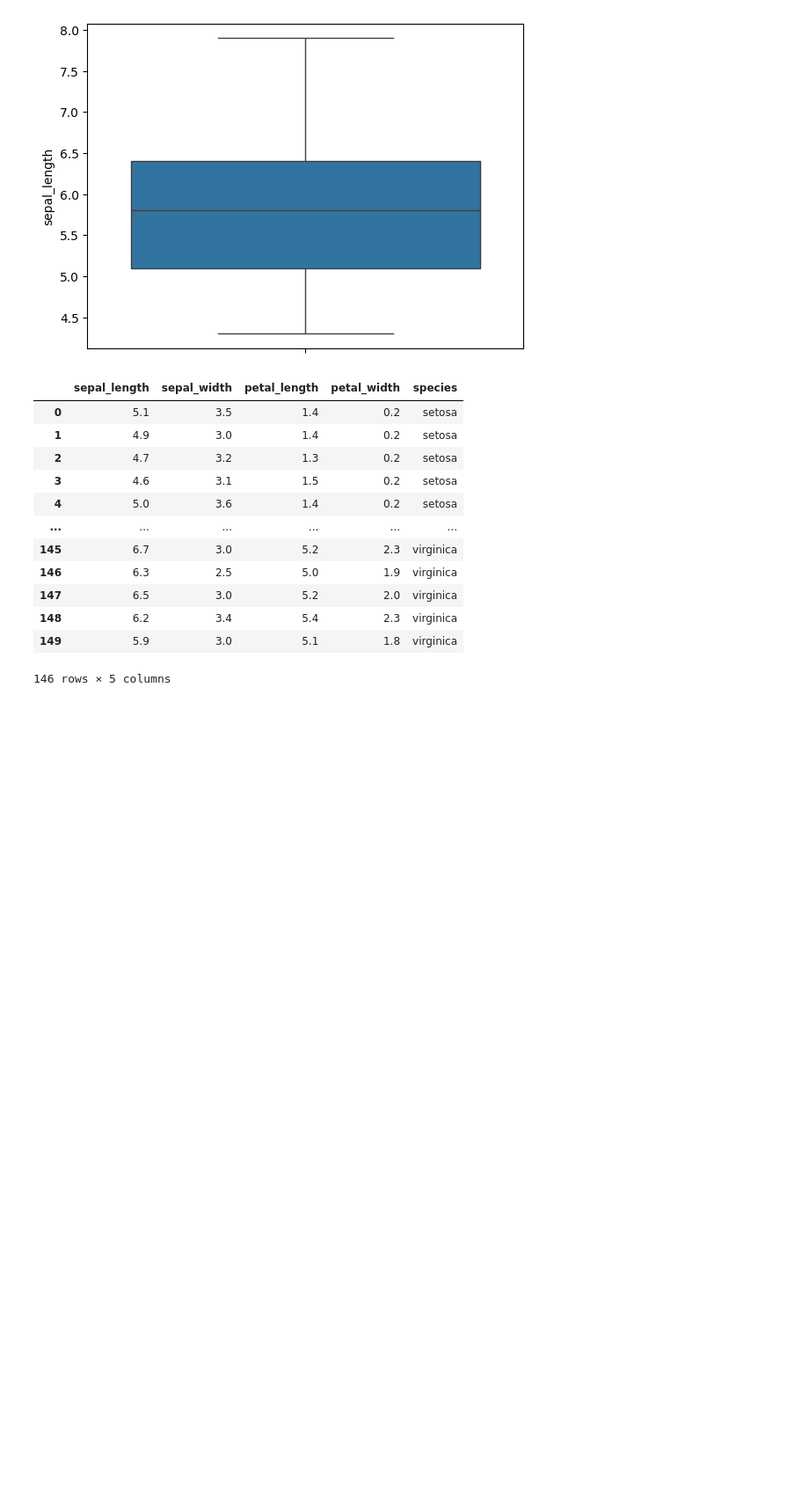
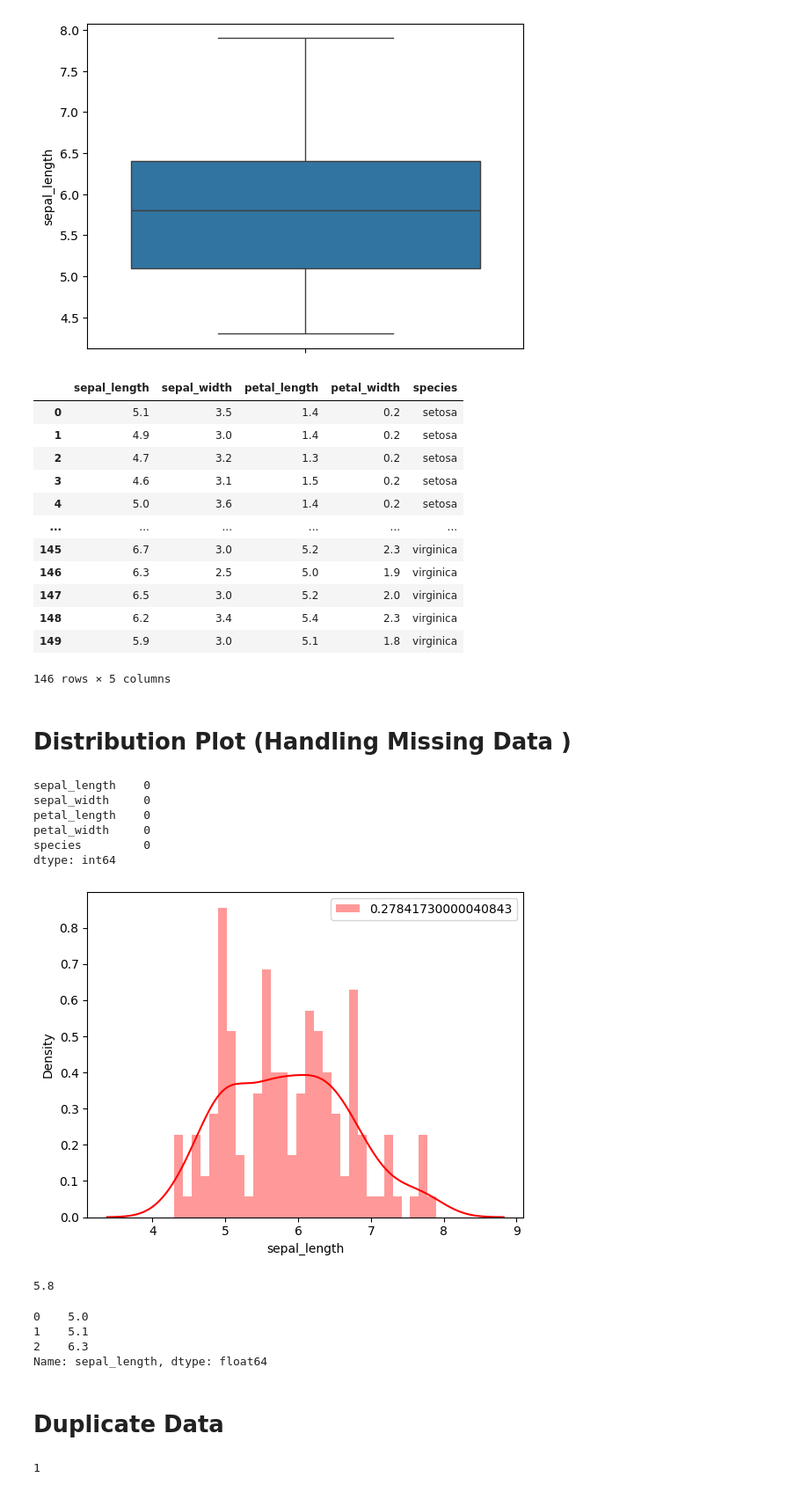
Before and after one commit to HimankPatidar/Pregrade, a Jupyter notebook: STATISTIC/statistic.ipynb, the cells around one changed output. Shown: that part at 88% size. Drawn from its saved outputs; the diff is of its cells as text; code cells hidden in the pictures; blank space fills up the shorter version.

```diff
--- a/STATISTIC/statistic.ipynb
+++ b/STATISTIC/statistic.ipynb
@@ -365,3 +365,14 @@ df
 | 148 | 6.2 | 3.4 | 5.4 | 2.3 | virginica |
 | 149 | 5.9 | 3.0 | 5.1 | 1.8 | virginica |
 146 rows × 5 columns
+# %% [markdown]
+# Distribution Plot (Handling Missing Data )
+# %%
+df.isna().sum()
+# %% [output]
+sepal_length    0
+sepal_width     0
+petal_length    0
+petal_width     0
+species         0
+dtype: int64
@@ -367,0 +382,17 @@ df
+# %%
+sns.distplot(df['sepal_length'], bins = 30, color="r", label=df['sepal_length'].skew())
+plt.legend()
+plt.show()
+# %% [output]
+[figure, added]
+# %%
+df['sepal_length'].median()
+# %% [output]
+5.8
+# %%
+df['sepal_length'].mode()
+# %% [output]
+0    5.0
+1    5.1
+2    6.3
+Name: sepal_length, dtype: float64
@@ -367,0 +403,6 @@ df
+# %% [markdown]
+# Duplicate Data
+# %%
+df.duplicated().sum()
+# %% [output]
+1
```
Also changed, not shown: parts of 48 cells of this notebook.
